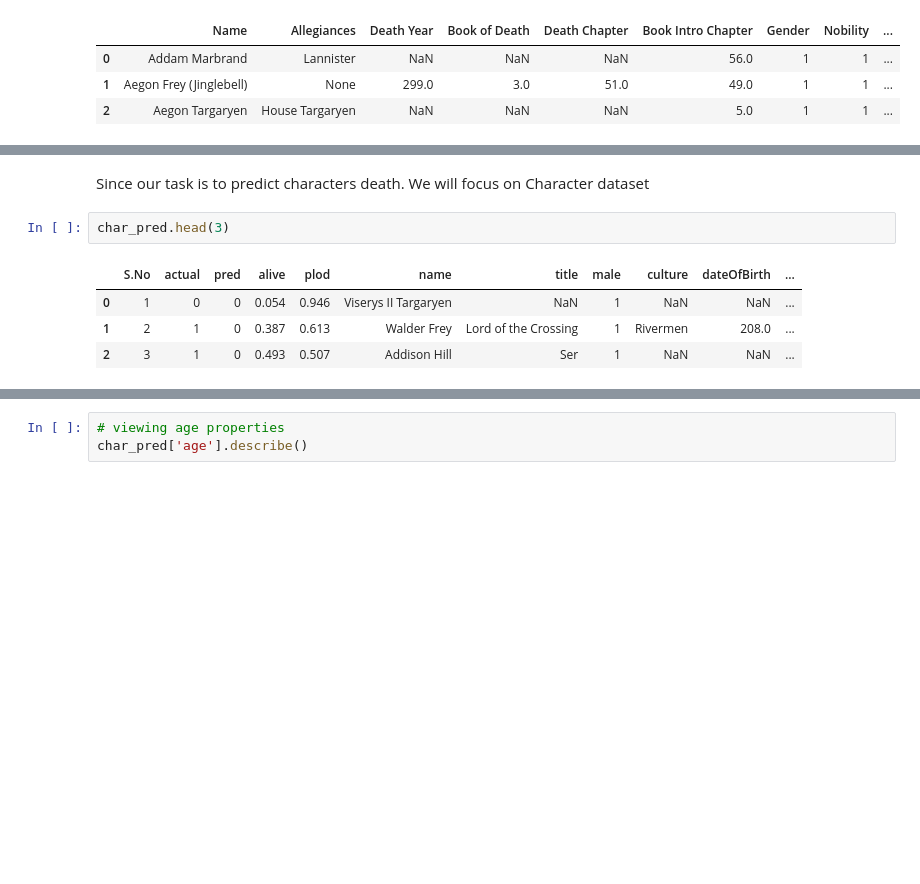
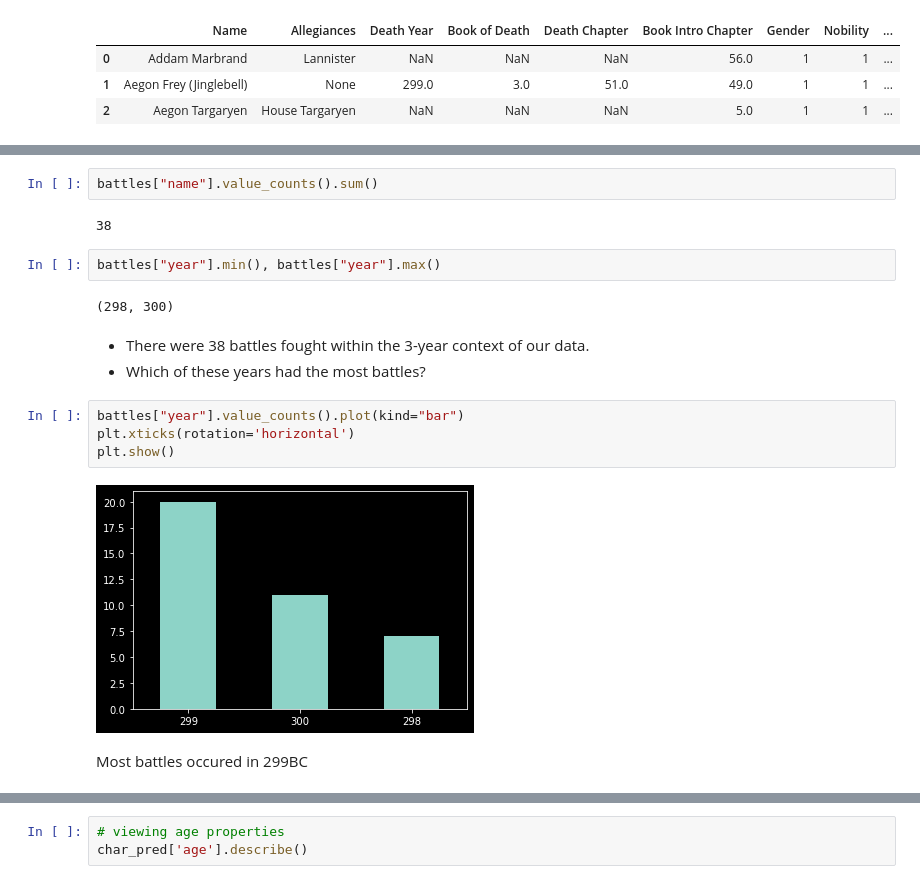
Before and after one commit to TelRich/GOT_Character_Death_Prediction, a Jupyter notebook: got_prjt_v5.ipynb, the cells around one changed output, grey strips where cells are left out. Cells and saved outputs as stored; diff of their text form; blank space fills up the shorter version.

```diff
--- a/got_prjt_v5.ipynb
+++ b/got_prjt_v5.ipynb
@@ -55,9 +78,19 @@ char_deaths.head(3)
-# %% [markdown]
-Since our task is to predict characters death. We will focus on Character dataset
-# %%
-char_pred.head(3)
-# %% [output]
-|  | S.No | actual | pred | alive | plod | name | title | male | culture | dateOfBirth | ... |
-| 0 | 1 | 0 | 0 | 0.054 | 0.946 | Viserys II Targaryen | NaN | 1 | NaN | NaN | ... |
-| 1 | 2 | 1 | 0 | 0.387 | 0.613 | Walder Frey | Lord of the Crossing | 1 | Rivermen | 208.0 | ... |
-| 2 | 3 | 1 | 0 | 0.493 | 0.507 | Addison Hill | Ser | 1 | NaN | NaN | ... |
+# %%
+battles["name"].value_counts().sum()
+# %% [output]
+38
+# %%
+battles["year"].min(), battles["year"].max()
+# %% [output]
+(298, 300)
+# %% [markdown]
+* There were 38 battles fought within the 3-year context of our data.
+* Which of these years had the most battles?
+# %%
+battles["year"].value_counts().plot(kind="bar")
+plt.xticks(rotation='horizontal')
+plt.show()
+# %% [output]
+[figure, added]
+# %% [markdown]
+Most battles occured in 299BC
```
Also changed, not shown: parts of 39 cells of this notebook.
